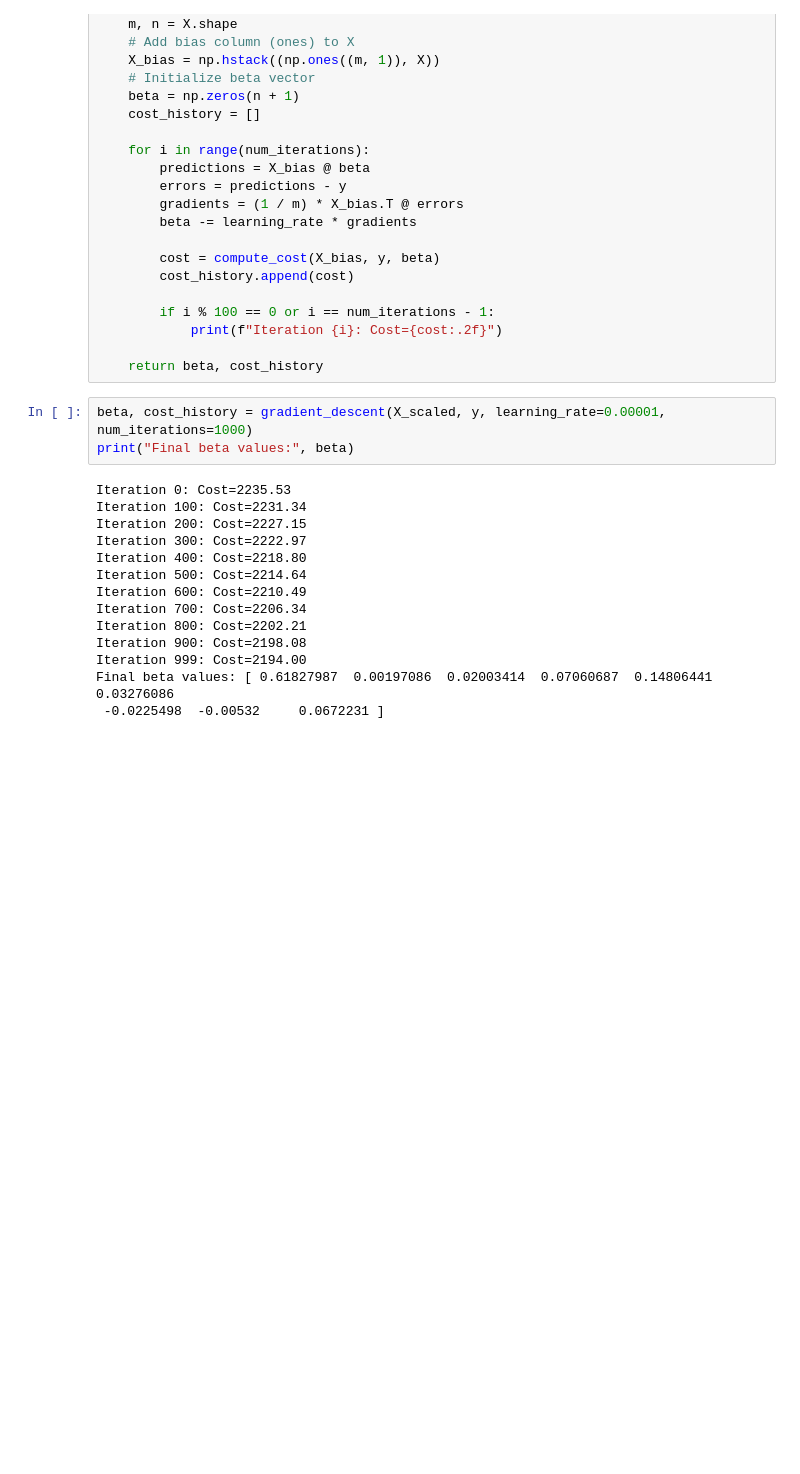
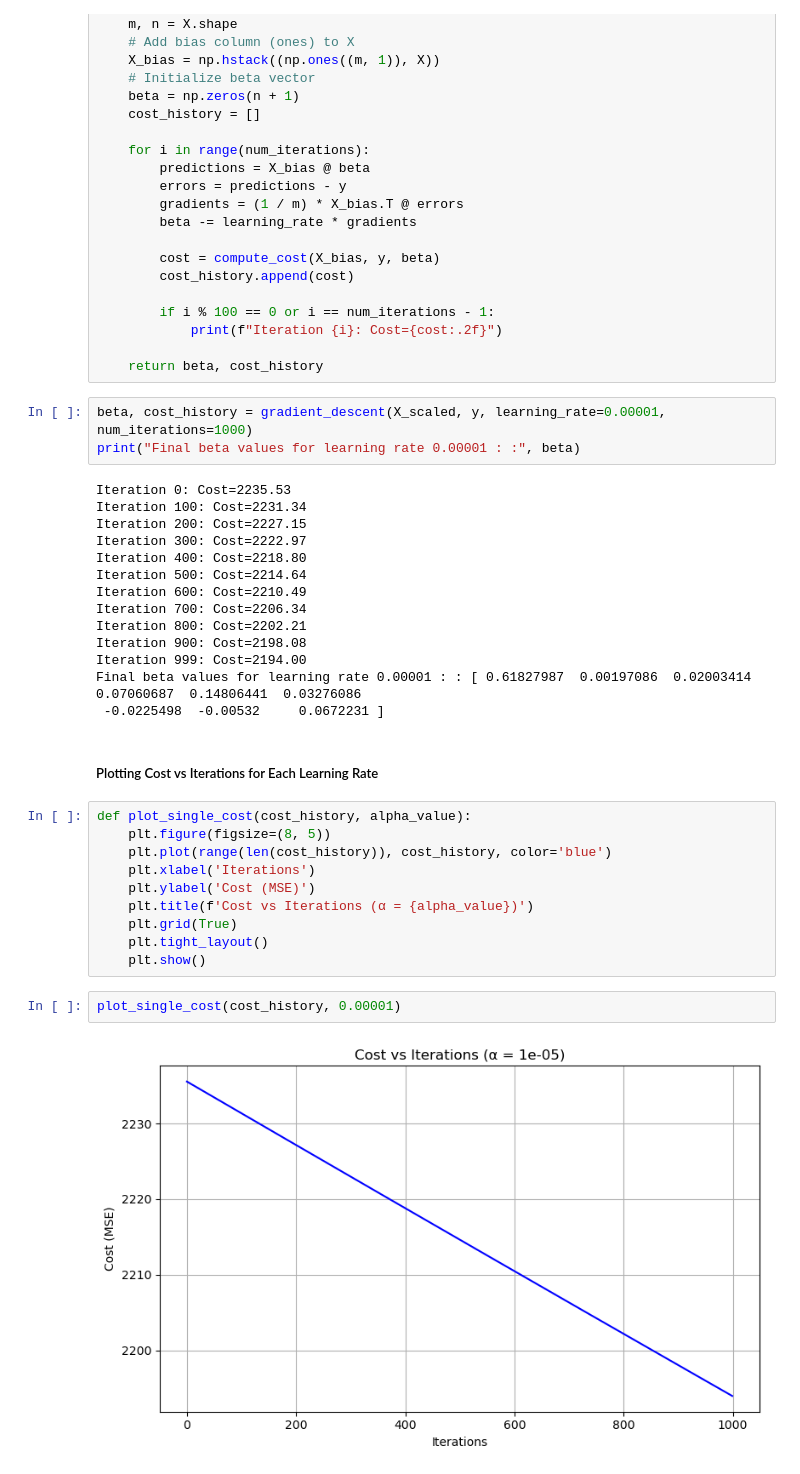
Before and after one commit to jsm-jayakodi/Capstone_mini_project_00, a Jupyter notebook: 3_linear_regression_full_dataset.ipynb, the cells around one changed output. Saved outputs shown, nothing was run; the diff lists cells and outputs as text; blank space fills up the shorter version.

```diff
--- a/3_linear_regression_full_dataset.ipynb
+++ b/3_linear_regression_full_dataset.ipynb
@@ -84,7 +84,7 @@ def gradient_descent(X, y, learning_rate=0.01, num_iterations=1000):
     return beta, cost_history
 # %%
 beta, cost_history = gradient_descent(X_scaled, y, learning_rate=0.00001, num_iterations=1000)
-print("Final beta values:", beta)
+print("Final beta values for learning rate 0.00001 : :", beta)
 # %% [output]
 Iteration 0: Cost=2235.53
 Iteration 100: Cost=2231.34
@@ -97,7 +97,23 @@ Iteration 700: Cost=2206.34
 Iteration 800: Cost=2202.21
 Iteration 900: Cost=2198.08
 Iteration 999: Cost=2194.00
-Final beta values: [ 0.61827987  0.00197086  0.02003414  0.07060687  0.14806441  0.03276086
+Final beta values for learning rate 0.00001 : : [ 0.61827987  0.00197086  0.02003414  0.07060687  0.14806441  0.03276086
  -0.0225498  -0.00532     0.0672231 ]
+# %% [markdown]
+##### Plotting Cost vs Iterations for Each Learning Rate
+# %%
+def plot_single_cost(cost_history, alpha_value):
+    plt.figure(figsize=(8, 5))
+    plt.plot(range(len(cost_history)), cost_history, color='blue')
+    plt.xlabel('Iterations')
+    plt.ylabel('Cost (MSE)')
+    plt.title(f'Cost vs Iterations (α = {alpha_value})')
+    plt.grid(True)
+    plt.tight_layout()
+    plt.show()
+# %%
+plot_single_cost(cost_history, 0.00001)
+# %% [output]
+[figure, added]
 # %%
 beta, cost_history = gradient_descent(X_scaled, y, learning_rate=0.001, num_iterations=1000)
```
Also changed, not shown: parts of 8 cells of this notebook.
